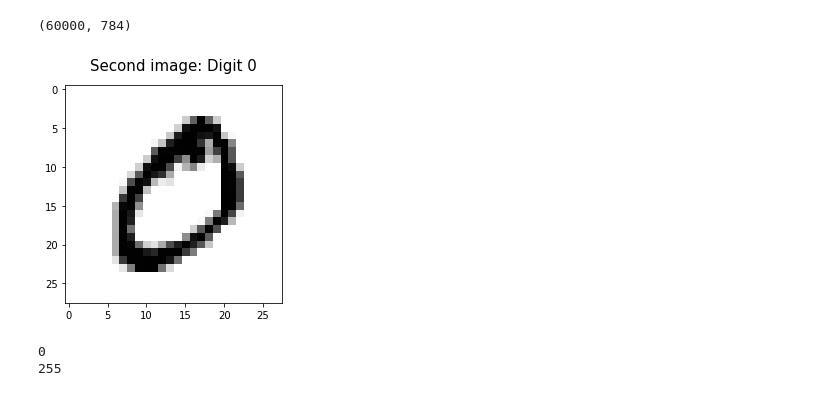
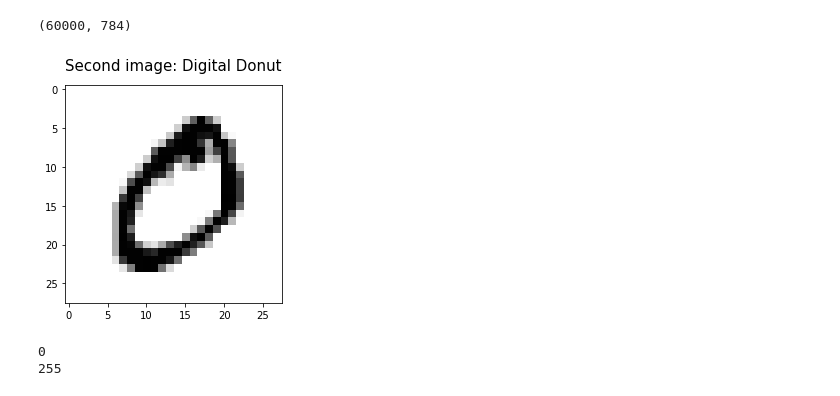
Before and after one commit to keyoumao/Defect_dP_PaCKage, a Jupyter notebook: STEM_EDS_demonstration_MSE_FAMU_FSU.ipynb, the cells around one changed output. Saved outputs shown, nothing was run; the diff lists cells and outputs as text; code cells hidden in the pictures.

```diff
--- a/STEM_EDS_demonstration_MSE_FAMU_FSU.ipynb
+++ b/STEM_EDS_demonstration_MSE_FAMU_FSU.ipynb
@@ -33,10 +33,10 @@ mnist.shape
 # %%
 import matplotlib.pyplot as plt
 
 second_image = mnist.iloc[1].values.reshape([28,28])
 plt.imshow(second_image, cmap='gray_r')
-plt.title('Second image: Digit 0', fontsize=15, pad=15)
+plt.title('Second image: Digital Donut', fontsize=15, pad=15)
 plt.savefig("Second image.png")
 # %% [output]
-[figure, old version]
+[figure, new version]
 # %%
```
Also changed, not shown: parts of 4 cells of this notebook.
